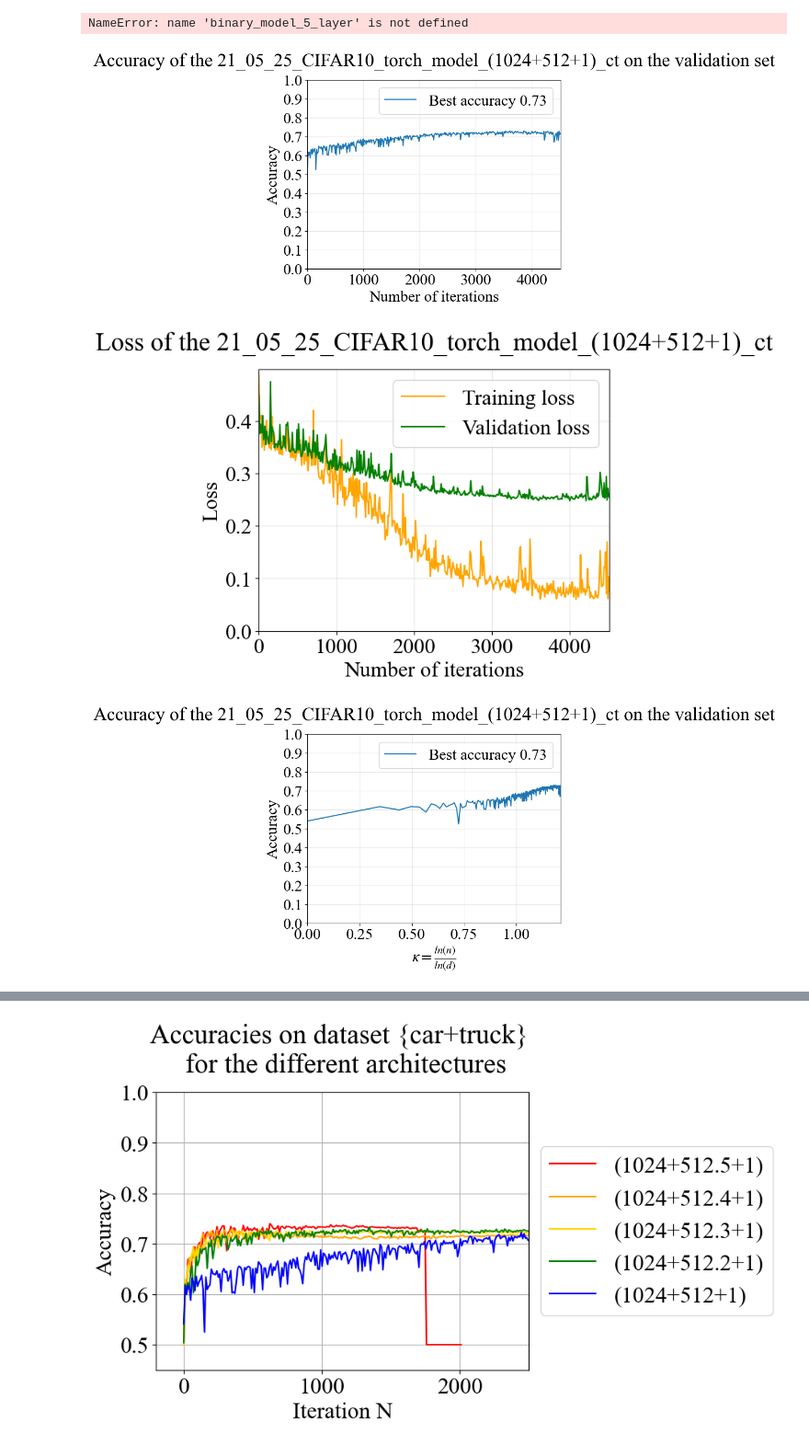
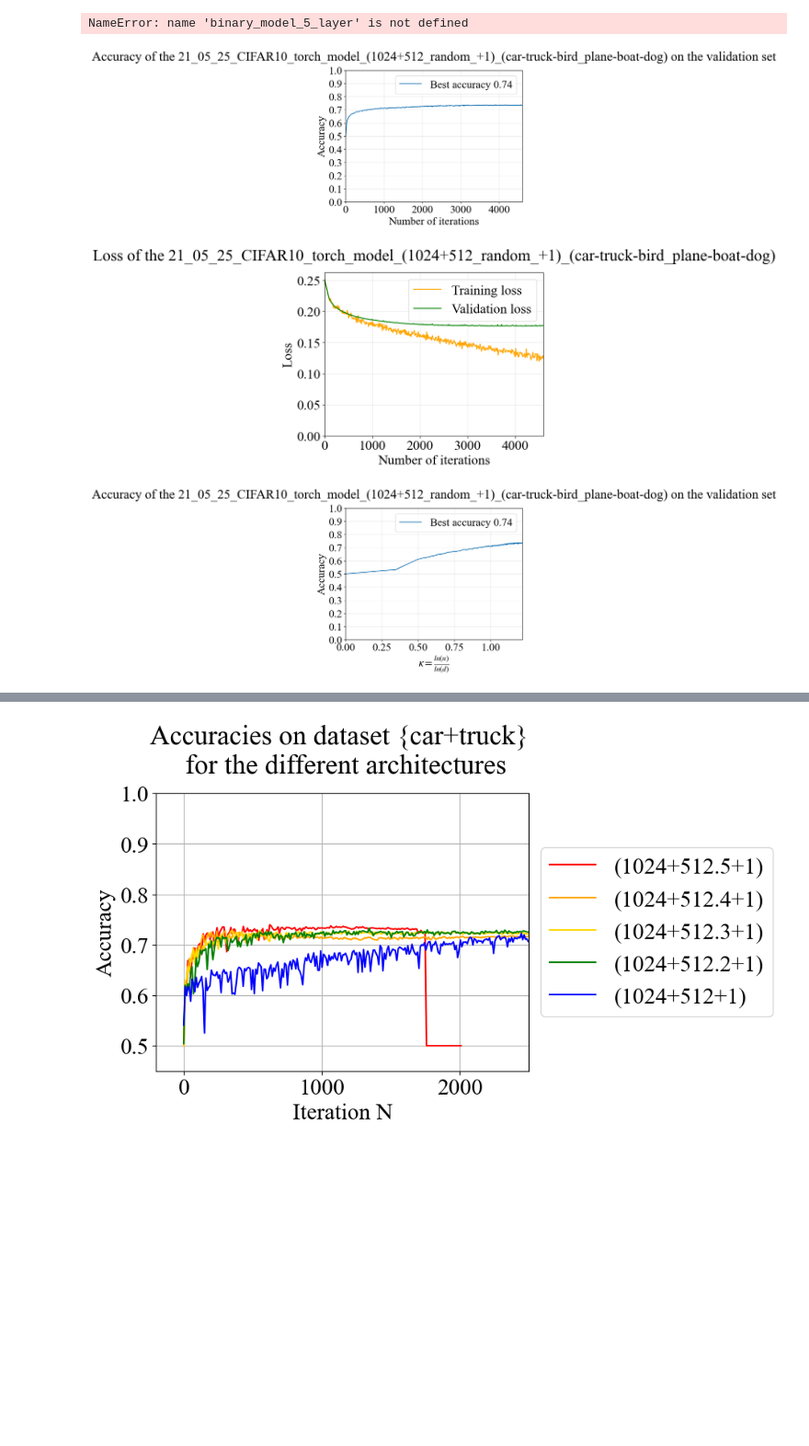
Before and after one commit to HugoVidal1/Stage_P3A_IdePHICS, a Jupyter notebook: CIFAR-10/classifiers_constructor.ipynb, the cells around one changed output, grey strips where cells are left out. Shown at 92% size. Cells and saved outputs as stored; diff of their text form; code cells hidden in the pictures; blank space fills up the shorter version.

```diff
--- a/CIFAR-10/classifiers_constructor.ipynb
+++ b/CIFAR-10/classifiers_constructor.ipynb
@@ -76,8 +76,8 @@ if class_binary_reduction :
     # classe1 = [1, 3, 4]  # elk, truck, dog
     # classe2 = [5, 7, 9]  # horse, car, cat
 
-    classe1 = [1]  # elk
-    classe2 = [9]  # horse
+    classe1 = [1, 9, 2]  # elk
+    classe2 = [0, 8, 5]  # horse
 
     # Création des masques pour les échantillons appartenant à ces classes
     mask_classe1_train = y_train[:, classe1].sum(dim=1) > 0  # True si appartient à classe1
@@ -1306,11 +1306,13 @@ class torch_FNN(nn.Module):
 
         # Mise à jour du gel des couches si précisé
         if trained_layer_list is not None:
+            index = 0
             self.trained_list = trained_layer_list
             for i, layer in enumerate(self.model):
                 if isinstance(layer, nn.Linear):
                     for param in layer.parameters():
-                        param.requires_grad = self.trained_list[i // 3]
+                        param.requires_grad = self.trained_list[index]
+                        index += 1
 
         # Mise à jour des paramètres entraînables
         self.trainable_parameters = filter(lambda p: p.requires_grad, self.model.parameters())
@@ -1358,14 +1360,20 @@ class torch_FNN(nn.Module):
                     self.validation_loss_trajectory.append(val_loss.item())
                     self.accuracy_trajectory.append(acc.item())
 
+                    layer_means = []
+                    for layer in self.model:
+                        if isinstance(layer, nn.Linear):
+                            mean_linear = layer.weight.mean().item()
+                            layer_means.append(mean_linear)
+
                     if verbose:
-                        print(f"Epoch {epoch} - Accuracy: {acc.item():.4f} - Train loss: {loss.item():.4f} - Val loss: {val_loss.item():.4f}")
+                        print(f"Epoch {epoch} - Accuracy: {acc.item():.4f} - Train loss: {loss.item():.4f} - Val loss: {val_loss.item():.4f} - Matrices means - {layer_means}")
 
         # Enregistrement du temps d'entraînement
         self.training_time = f"{time.time() - start_time:.2f} seconds"
         return "Training done."
 # %%
-two_layer_model = torch_FNN([1024] + [512]*1 + [1], [True]+[True]*15+[True], 0)
+two_layer_model = torch_FNN([1024] + [512]*7 + [1], [True]+[False]*3+[True]+[False]*3, 0)
 # %%
-two_layer_model.training_layers(x_train, y_train, x_valid, y_valid, kappa=1.8, observation_interval=10, lr=1e-4, lr_decay_rate=5e8, lr_decay_norm=0.1, fraction_minibatch=0.1)
+two_layer_model.training_layers(x_train, y_train, x_valid, y_valid, kappa=1.8, observation_interval=10, lr=0.1e-4, lr_decay_rate=5e8, lr_decay_norm=0.1, fraction_minibatch=0.1)
 # %% [output]
@@ -1431,7 +1439,7 @@ date = "21_05_25"
 if save :
     # Save the model
     model = two_layer_model
-    model_name = date + '_CIFAR10_torch_model_(1024+512+1)_ct' #
+    model_name = date + '_CIFAR10_torch_model_(1024+512_random_+1)_(car-truck-bird_plane-boat-dog)' #
     save_path = "Classifiers/" + date + '/' + model_name + '/'
     os.makedirs(save_path, exist_ok=True)
     #torch.save(model , save_path + model_name + ".pt")
@@ -1489,33 +1497,33 @@ if save :
     plt.title("Accuracy of the " + model_name + " on the validation set", pad = 20)
     plt.legend()
     plt.savefig(save_path + "figures/kappa_accuracy_of_" + model_name + ".png", bbox_inches='tight')
     plt.savefig(save_path + "figures/kappa_accuracy_of_" + model_name + ".svg", bbox_inches='tight')
     data = np.column_stack((kappa, model.accuracy_trajectory))
     np.savetxt(save_path + "figures/kappa_accuracy_" + model_name + ".txt", data, delimiter=",", header="kappa, accuracy")
     plt.show()
 
     # Plot training and validation loss
     kappa = [np.log(n)/np.log(model.input_dimension) for n in np.linspace(1, len(model.training_loss_trajectory)*model.observation_rate, len(model.training_loss_trajectory))]
     plt.plot(kappa, model.training_loss_trajectory, label = "Training loss", color = "orange")
     plt.plot(kappa, model.validation_loss_trajectory, label = "Validation loss", color = "green")
     plt.xlim(0, np.max(kappa))
     plt.ylim(0, np.max([np.nan_to_num(model.training_loss_trajectory,nan=0), np.nan_to_num(model.validation_loss_trajectory, nan=0)])+0.01)
     plt.xlabel(r"$\kappa  = \frac{ln(n)}{ln(d)}$")
     plt.ylabel("Loss")
     plt.grid(alpha=0.3)
     plt.title("Loss of the " + model_name, pad = 20)
     plt.legend()
     plt.savefig(save_path + "figures/kappa_loss_of_" + model_name + ".png", bbox_inches='tight')
     plt.savefig(save_path + "figures/kappa_loss_of_" + model_name + ".svg", bbox_inches='tight')
     data_training = np.column_stack((kappa, model.training_loss_trajectory))
     np.savetxt(save_path + "figures/kappa_loss_training_" + model_name + ".txt", data_training, delimiter=",", header="kappa, training_loss")
     data_validation = np.column_stack((kappa, model.validation_loss_trajectory))
     np.savetxt(save_path + "figures/kappa_loss_validation_" + model_name + ".txt", data_validation, delimiter=",", header="kappa, validation_loss")
     plt.show()
 
 else:
     print("No save")
 # %% [output]
-[figure, old version]
+[figure, new version]
-[figure, old version]
+[figure, new version]
-[figure, old version]
+[figure, new version]
```
Also changed, not shown: parts of 9 cells of this notebook, 8 other files.
